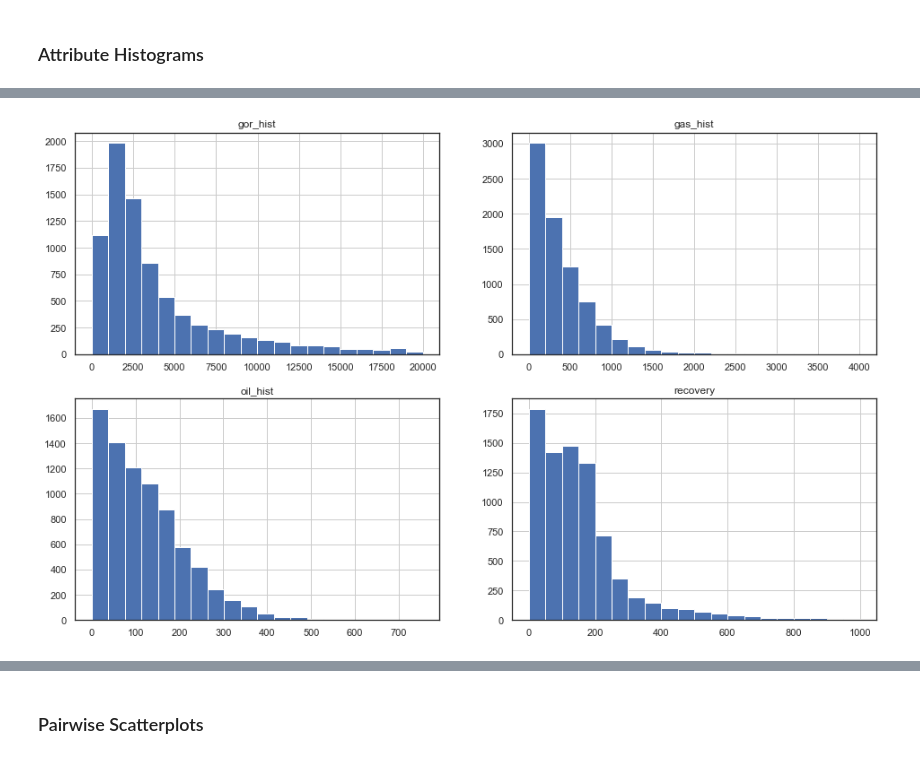
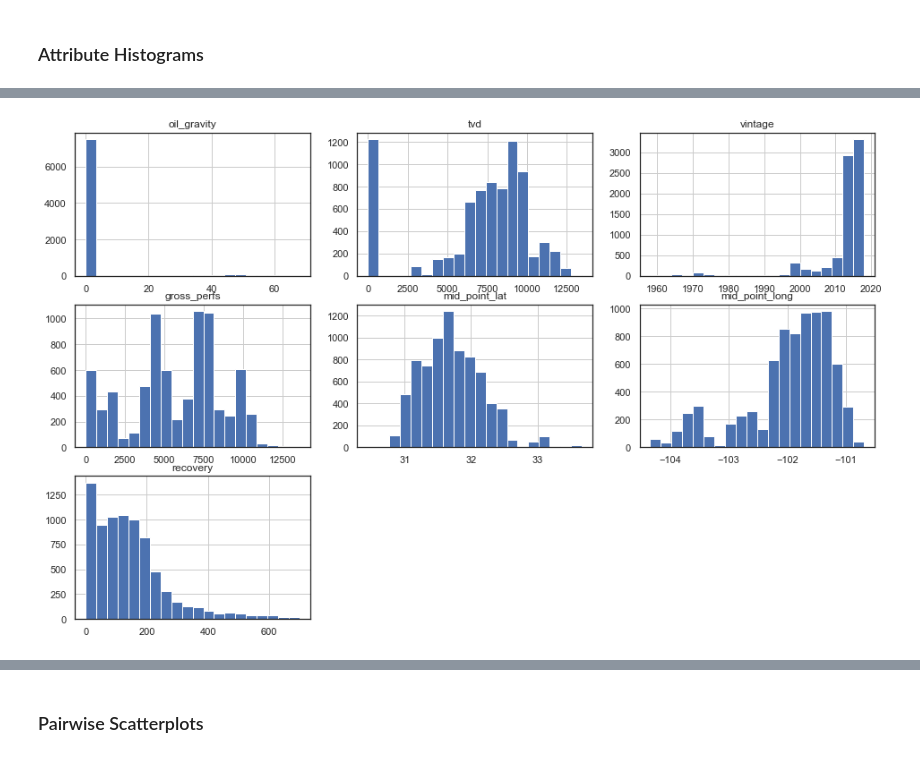
Before and after one commit to duc-analytica/DUC, a Jupyter notebook: explore.ipynb, the cells around one changed output, grey strips where cells are left out. Drawn from its saved outputs; the diff is of its cells as text; code cells hidden in the pictures.

```diff
--- a/explore.ipynb
+++ b/explore.ipynb
@@ -111,3 +116,5 @@ plt.show()
+# %%
+feature_list, scaled_features, importance_df = xgb_rank(df,df.recovery,feature_percent=80,mode='gain')
 # %%
 sns.set(style="white")
 
@@ -133,11 +150,11 @@ sns.heatmap(corr, mask=mask, cmap='PiYG', annot=True, center=0)
 # %%
 plt.figure(figsize=(16, 10))
 
-for i, col in enumerate(['gor_hist', 'gas_hist', 'oil_hist', 'recovery']):
+for i, col in enumerate(feature_list[:6]+['recovery']):
     plot_number = i + 1 # i starts at 0, but plot nos should start at 1
     series = df[col]
-    plt.subplot(2, 2, plot_number)
+    plt.subplot(3, 3, plot_number)
     plt.title(col)
     series.hist(bins=20)
 # %% [output]
-[figure, old version]
+[figure, new version]
```
Also changed, not shown: parts of 19 cells of this notebook, 4 other files.
